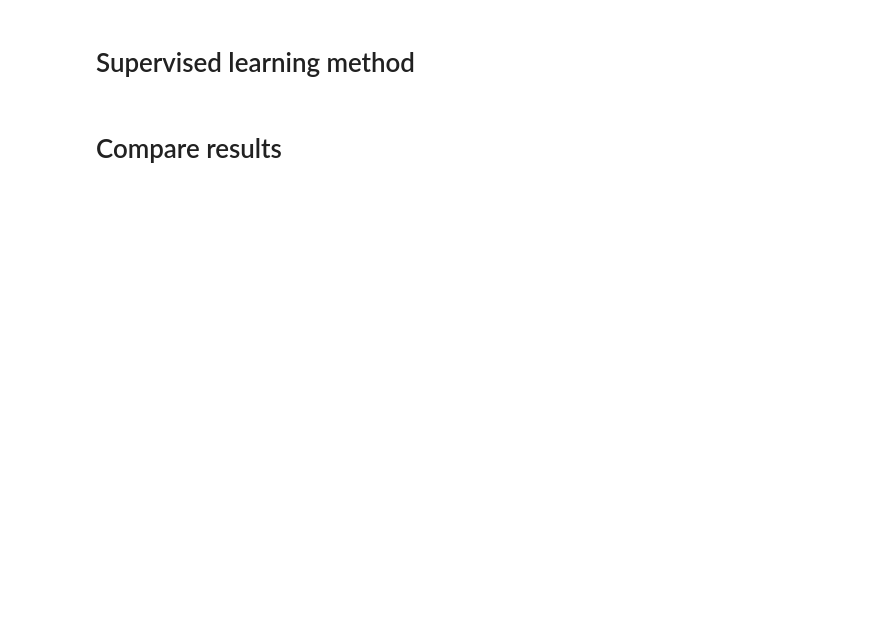
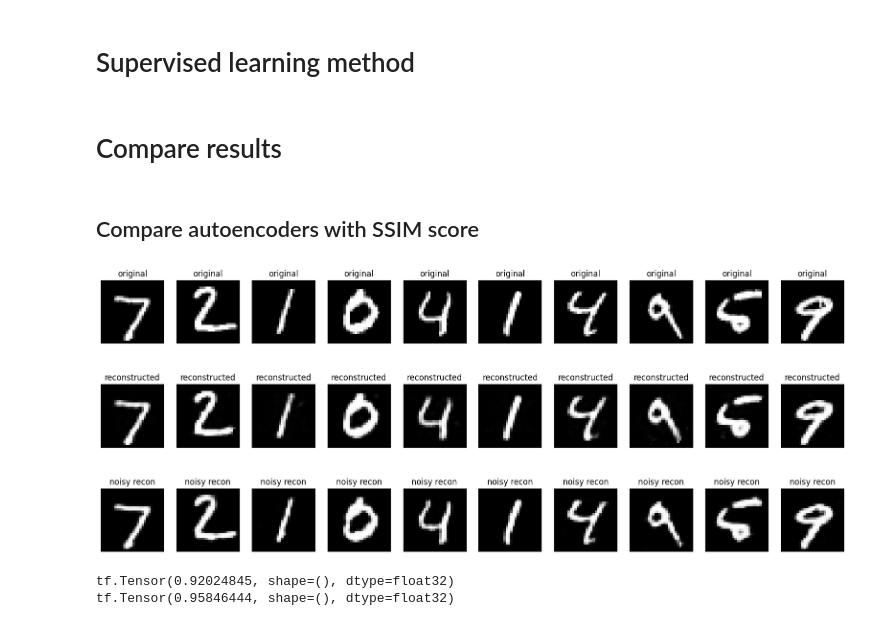
Before and after one commit to taheeraahmed/tdt05, a Jupyter notebook: mnist-dataset.ipynb, the cells around one changed output. Drawn from its saved outputs; the diff is of its cells as text; code cells hidden in the pictures; blank space fills up the shorter version.

```diff
--- a/mnist-dataset.ipynb
+++ b/mnist-dataset.ipynb
@@ -147,2 +264,49 @@ autoencoder.encoder.summary()
 # %% [markdown]
 # Compare results
+# %% [markdown]
+## Compare autoencoders with SSIM score
+# %%
+n = 10
+plt.figure(figsize=(20, 8))
+for i in range(n):
+  # display original
+  ax = plt.subplot(3, n, i + 1)
+  plt.imshow(x_test[i])
+  plt.title("original")
+  plt.gray()
+  ax.get_xaxis().set_visible(False)
+  ax.get_yaxis().set_visible(False)
+
+  # display reconstruction
+  ax = plt.subplot(3, n, i + 1 + n)
+  plt.imshow(decoded_imgs[i])
+  plt.title("reconstructed")
+  plt.gray()
+  ax.get_xaxis().set_visible(False)
+  ax.get_yaxis().set_visible(False)
+
+  # display noisy reconstruction
+  ax = plt.subplot(3, n, i + 1 + 2*n)
+  plt.imshow(decoded_noisy_imgs[i])
+  plt.title("noisy recon")
+  plt.gray()
+  ax.get_xaxis().set_visible(False)
+  ax.get_yaxis().set_visible(False)
+
+plt.show()
+
+orig_imgs = x_test
+dec_imgs = [tf.reshape(img, shape=(28, 28, 1)) for img in decoded_imgs]
+dec_noisy_imgs = decoded_noisy_imgs
+
+ssim = tf.image.ssim(orig_imgs, dec_imgs, max_val=1.0)
+average_ssim = tf.reduce_mean(ssim)
+print(average_ssim)
+
+ssim = tf.image.ssim(orig_imgs, dec_noisy_imgs, max_val=1.0)
+average_ssim = tf.reduce_mean(ssim)
+print(average_ssim)
+# %% [output]
+[figure, added]
+tf.Tensor(0.92024845, shape=(), dtype=float32)
+tf.Tensor(0.95846444, shape=(), dtype=float32)
```
Also changed, not shown: parts of 12 cells of this notebook.
